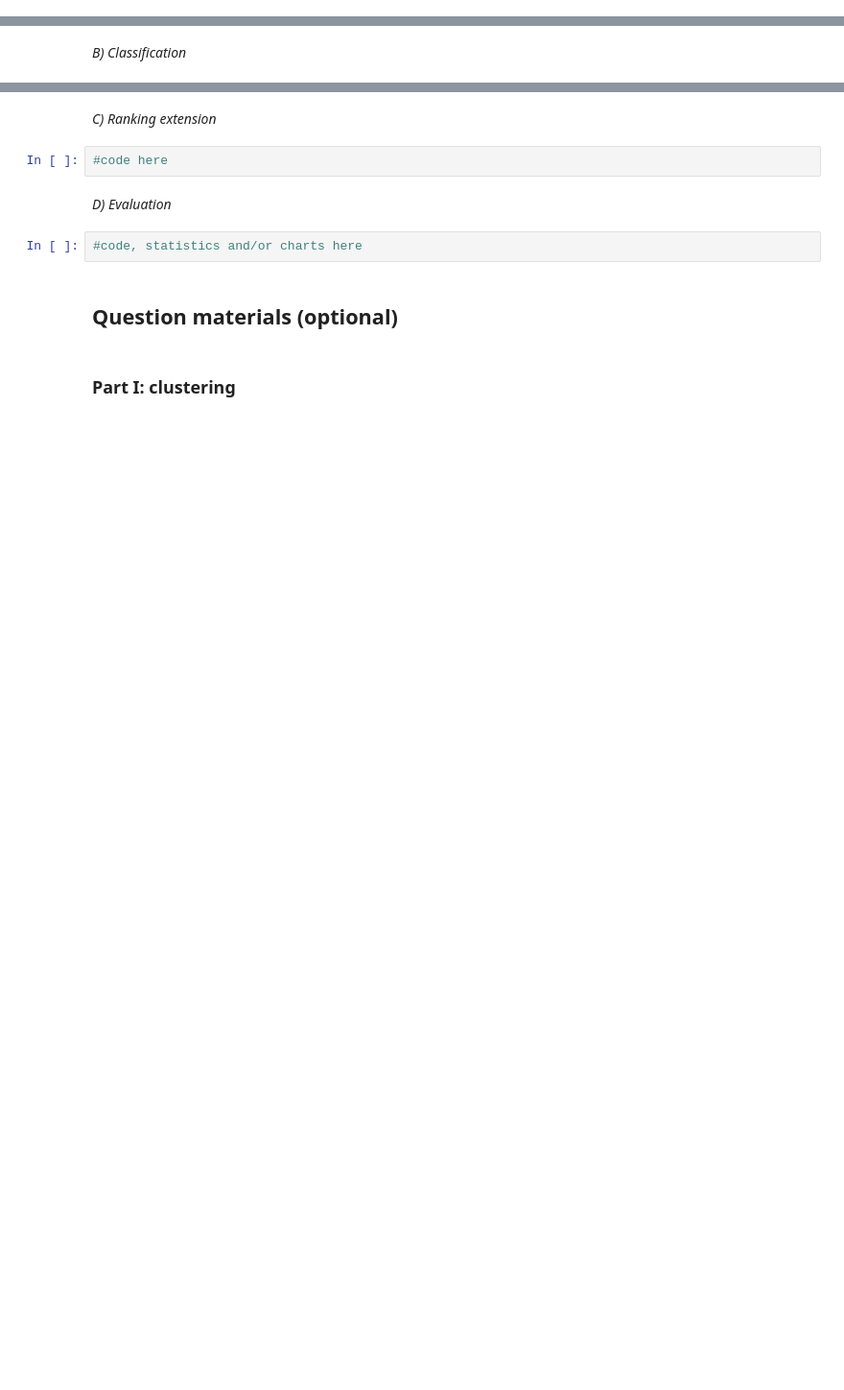
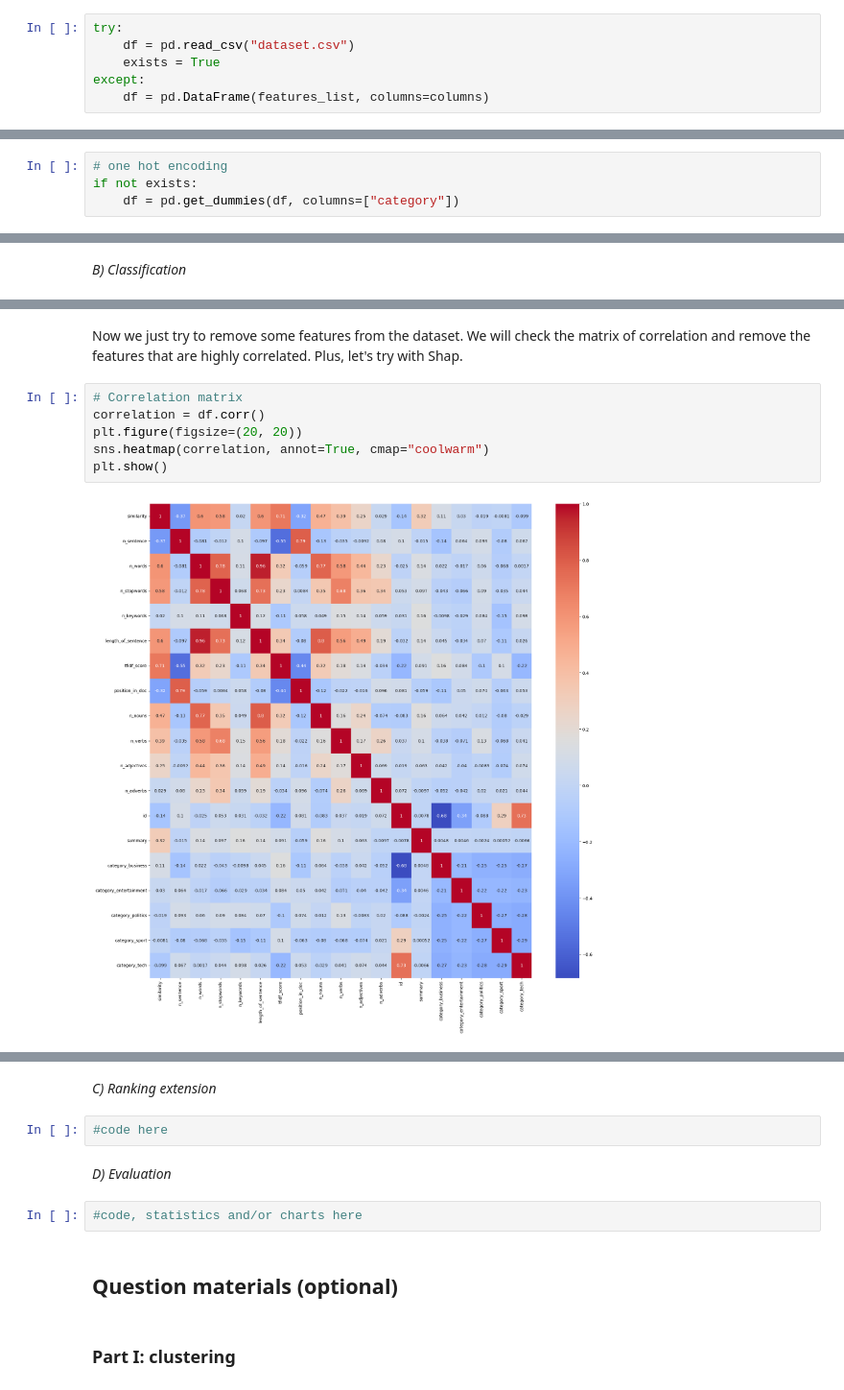
Before and after one commit to danieleavolio/Information-Processing-and-Retrieval, a Jupyter notebook: Project2/Code/G08_P2_notebook.ipynb, the cells around one changed output, grey strips where cells are left out. Shown at 96% size. Cells and saved outputs as stored; diff of their text form; blank space fills up the shorter version.

```diff
--- a/Project2/Code/G08_P2_notebook.ipynb
+++ b/Project2/Code/G08_P2_notebook.ipynb
@@ -860,3 +805,9 @@ features
+# %%
+try:
+    df = pd.read_csv("dataset.csv")
+    exists = True
+except:
+    df = pd.DataFrame(features_list, columns=columns)
 # %%
 # Print the first 5 rows
 df.head()
@@ -862,0 +821,4 @@ df.head()
+# %%
+# one hot encoding
+if not exists:
+    df = pd.get_dummies(df, columns=["category"])
@@ -866,0 +882,10 @@ df.head()
+# %% [markdown]
+Now we just try to remove some features from the dataset. We will check the matrix of correlation and remove the features that are highly correlated. Plus, let's try with Shap.
+# %%
+# Correlation matrix
+correlation = df.corr()
+plt.figure(figsize=(20, 20))
+sns.heatmap(correlation, annot=True, cmap="coolwarm")
+plt.show()
+# %% [output]
+[figure, added]
```
Also changed, not shown: parts of 15 cells of this notebook, 1 other file.
